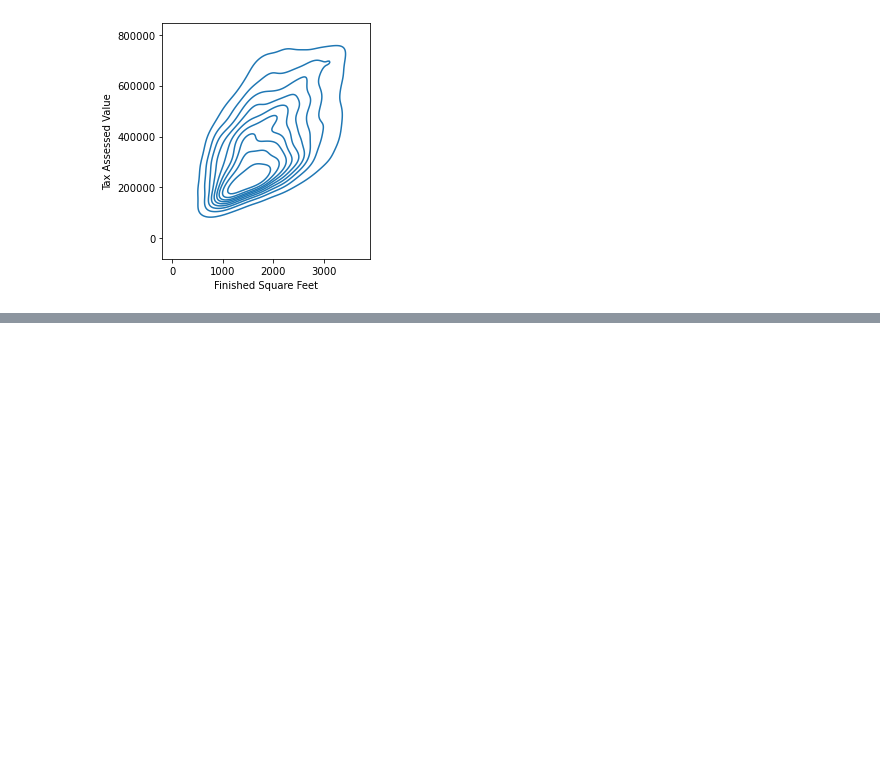
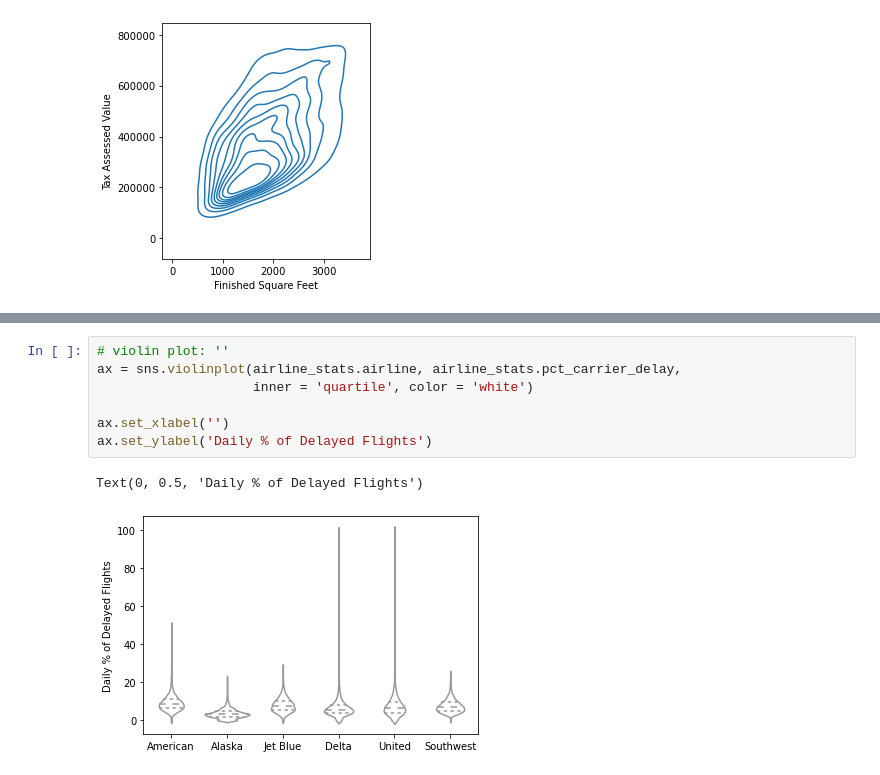
Before and after one commit to rhcaeb/ps4ds, a Jupyter notebook: docs/python/Chapter 1 - Exploratory Data Analysis.ipynb, the cells around one changed output, grey strips where cells are left out. Drawn from its saved outputs; the diff is of its cells as text; blank space fills up the shorter version.

```diff
--- a/docs/python/Chapter 1 - Exploratory Data Analysis.ipynb
+++ b/docs/python/Chapter 1 - Exploratory Data Analysis.ipynb
@@ -187,0 +227,10 @@ plt.show()
+# %%
+# violin plot: ''
+ax = sns.violinplot(airline_stats.airline, airline_stats.pct_carrier_delay,
+                    inner = 'quartile', color = 'white')
+
+ax.set_xlabel('')
+ax.set_ylabel('Daily % of Delayed Flights')
+# %% [output]
+Text(0, 0.5, 'Daily % of Delayed Flights')
+[figure, added]
```
Also changed, not shown: parts of 6 cells of this notebook, 3 other files.
